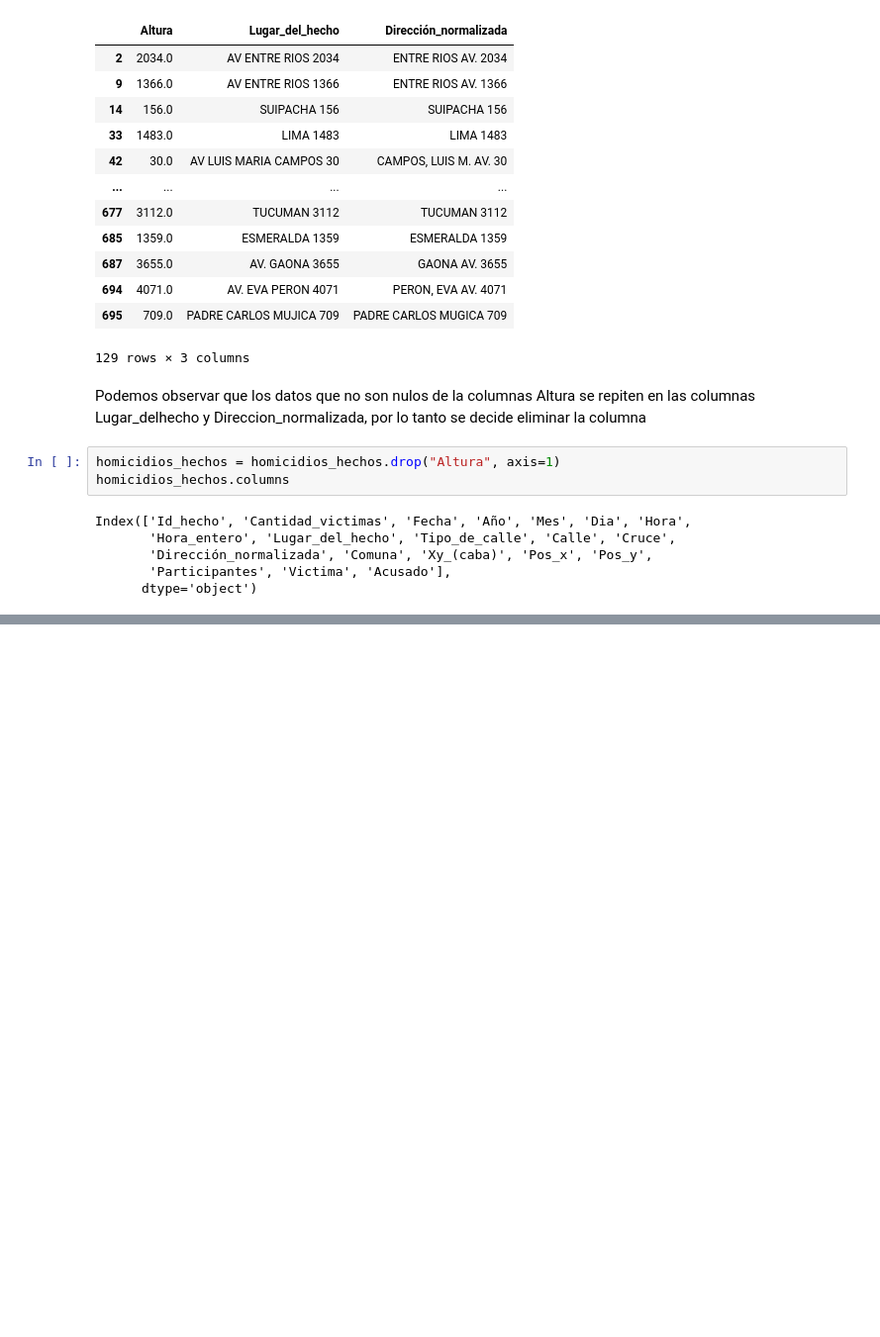
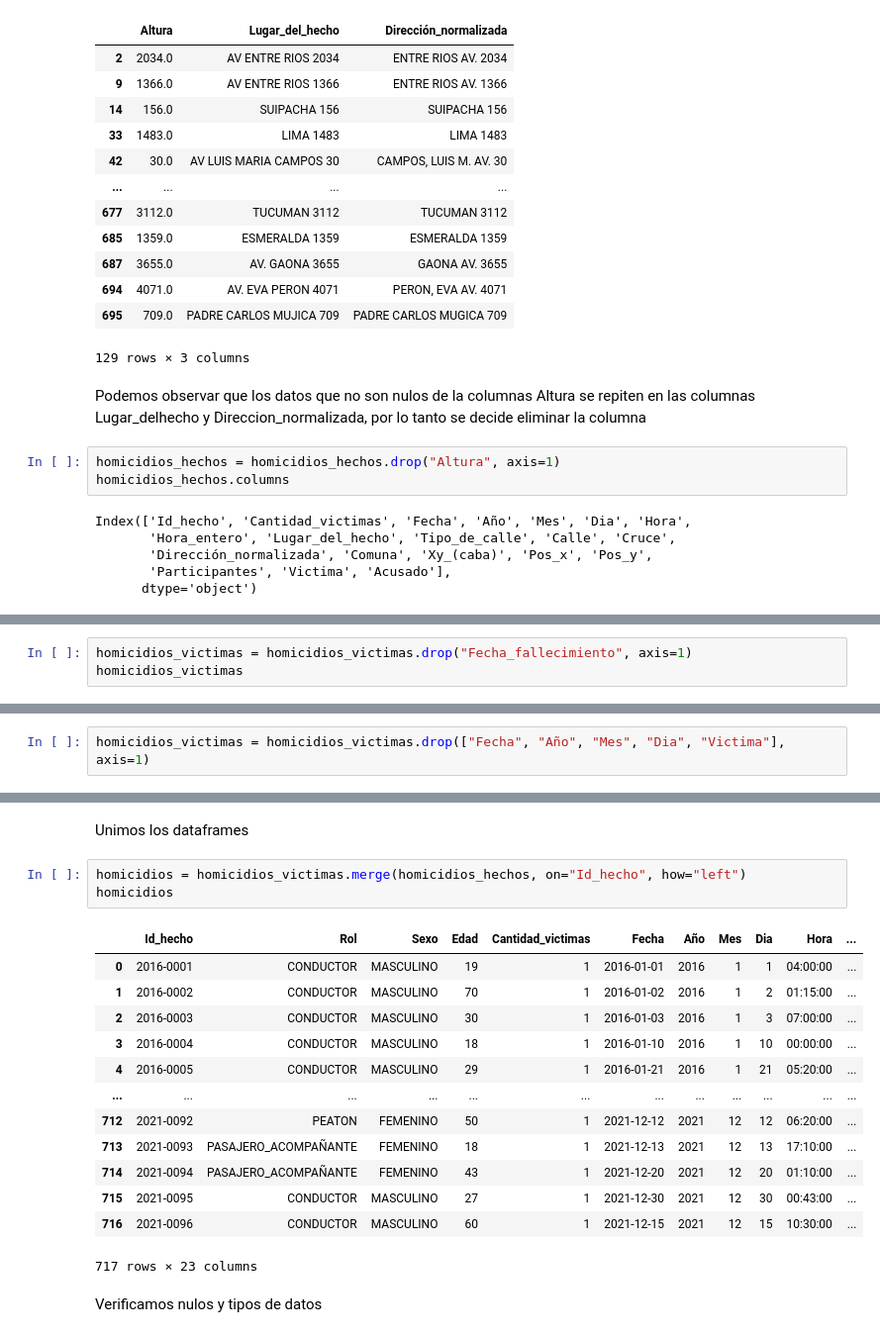
Before and after one commit to freddyv1828/PI2_Siniestros_Viales, a Jupyter notebook: ETL/Etl_homicidios.ipynb, the cells around one changed output, grey strips where cells are left out. Shown: that part at 99% size. Cells and saved outputs as stored; diff of their text form; blank space fills up the shorter version.

```diff
--- a/ETL/Etl_homicidios.ipynb
+++ b/ETL/Etl_homicidios.ipynb
@@ -163,0 +700,3 @@ Index(['Id_hecho', 'Cantidad_victimas', 'Fecha', 'Año', 'Mes', 'Dia', 'Hora',
+# %%
+homicidios_victimas = homicidios_victimas.drop("Fecha_fallecimiento", axis=1)
+homicidios_victimas
@@ -163,0 +719,2 @@ Index(['Id_hecho', 'Cantidad_victimas', 'Fecha', 'Año', 'Mes', 'Dia', 'Hora',
+# %%
+homicidios_victimas = homicidios_victimas.drop(["Fecha", "Año", "Mes", "Dia", "Victima"], axis=1)
@@ -163,0 +739,21 @@ Index(['Id_hecho', 'Cantidad_victimas', 'Fecha', 'Año', 'Mes', 'Dia', 'Hora',
+# %% [markdown]
+Unimos los dataframes
+# %%
+homicidios = homicidios_victimas.merge(homicidios_hechos, on="Id_hecho", how="left")
+homicidios
+# %% [output]
+|  | Id_hecho | Rol | Sexo | Edad | Cantidad_victimas | Fecha | Año | Mes | Dia | Hora | ... |
+| 0 | 2016-0001 | CONDUCTOR | MASCULINO | 19 | 1 | 2016-01-01 | 2016 | 1 | 1 | 04:00:00 | ... |
+| 1 | 2016-0002 | CONDUCTOR | MASCULINO | 70 | 1 | 2016-01-02 | 2016 | 1 | 2 | 01:15:00 | ... |
+| 2 | 2016-0003 | CONDUCTOR | MASCULINO | 30 | 1 | 2016-01-03 | 2016 | 1 | 3 | 07:00:00 | ... |
+| 3 | 2016-0004 | CONDUCTOR | MASCULINO | 18 | 1 | 2016-01-10 | 2016 | 1 | 10 | 00:00:00 | ... |
+| 4 | 2016-0005 | CONDUCTOR | MASCULINO | 29 | 1 | 2016-01-21 | 2016 | 1 | 21 | 05:20:00 | ... |
+| ... | ... | ... | ... | ... | ... | ... | ... | ... | ... | ... | ... |
+| 712 | 2021-0092 | PEATON | FEMENINO | 50 | 1 | 2021-12-12 | 2021 | 12 | 12 | 06:20:00 | ... |
+| 713 | 2021-0093 | PASAJERO_ACOMPAÑANTE | FEMENINO | 18 | 1 | 2021-12-13 | 2021 | 12 | 13 | 17:10:00 | ... |
+| 714 | 2021-0094 | PASAJERO_ACOMPAÑANTE | FEMENINO | 43 | 1 | 2021-12-20 | 2021 | 12 | 20 | 01:10:00 | ... |
+| 715 | 2021-0095 | CONDUCTOR | MASCULINO | 27 | 1 | 2021-12-30 | 2021 | 12 | 30 | 00:43:00 | ... |
+| 716 | 2021-0096 | CONDUCTOR | MASCULINO | 60 | 1 | 2021-12-15 | 2021 | 12 | 15 | 10:30:00 | ... |
+717 rows × 23 columns
+# %% [markdown]
+Verificamos nulos y tipos de datos
```
Also changed, not shown: parts of 117 cells of this notebook, 2 other files.
